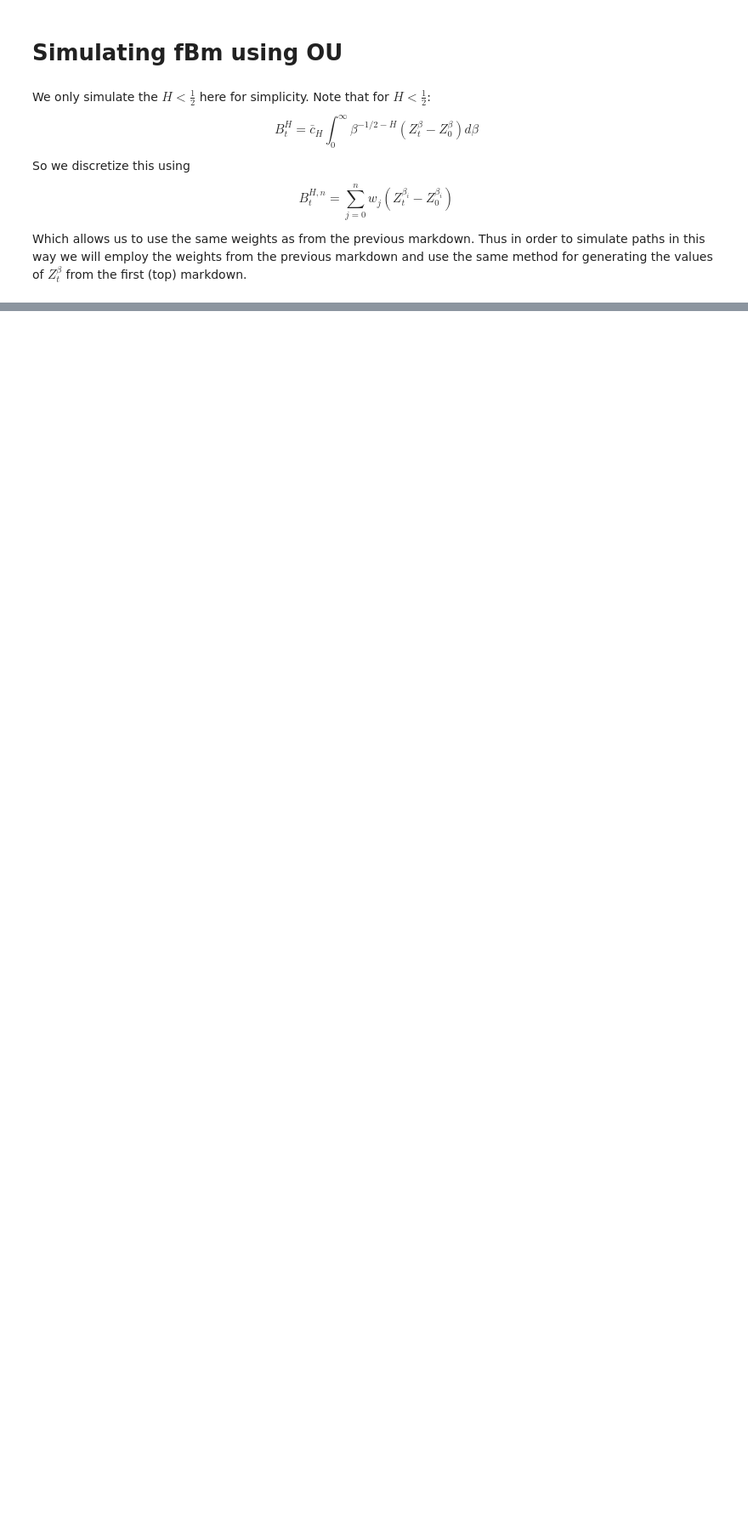
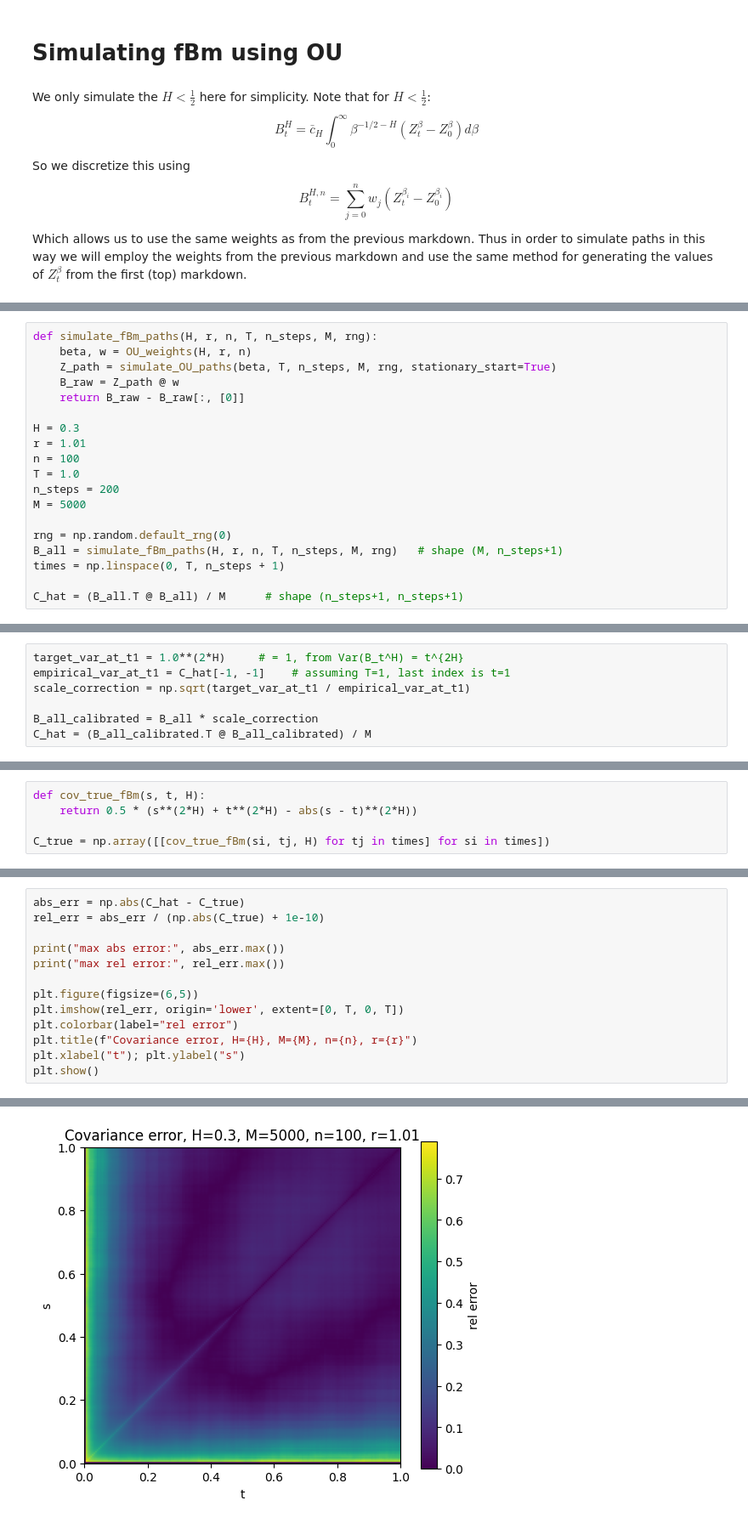
Before and after one commit to tom-rex/fBm_Carnegie_Implementation, a Jupyter notebook: OU_simulation.ipynb, the cells around one changed output, grey strips where cells are left out. Shown at 85% size. Saved outputs shown, nothing was run; the diff lists cells and outputs as text; blank space fills up the shorter version.

```diff
--- a/OU_simulation.ipynb
+++ b/OU_simulation.ipynb
@@ -212,0 +251,19 @@ plt.show()
+# %%
+def simulate_fBm_paths(H, r, n, T, n_steps, M, rng):
+    beta, w = OU_weights(H, r, n)
+    Z_path = simulate_OU_paths(beta, T, n_steps, M, rng, stationary_start=True)
+    B_raw = Z_path @ w
+    return B_raw - B_raw[:, [0]]
+
+H = 0.3
+r = 1.01
+n = 100
+T = 1.0
+n_steps = 200
+M = 5000
+
+rng = np.random.default_rng(0)
+B_all = simulate_fBm_paths(H, r, n, T, n_steps, M, rng)   # shape (M, n_steps+1)
+times = np.linspace(0, T, n_steps + 1)
+
+C_hat = (B_all.T @ B_all) / M      # shape (n_steps+1, n_steps+1)
@@ -212,0 +272,7 @@ plt.show()
+# %%
+target_var_at_t1 = 1.0**(2*H)     # = 1, from Var(B_t^H) = t^{2H}
+empirical_var_at_t1 = C_hat[-1, -1]    # assuming T=1, last index is t=1
+scale_correction = np.sqrt(target_var_at_t1 / empirical_var_at_t1)
+
+B_all_calibrated = B_all * scale_correction
+C_hat = (B_all_calibrated.T @ B_all_calibrated) / M
@@ -212,0 +281,5 @@ plt.show()
+# %%
+def cov_true_fBm(s, t, H):
+    return 0.5 * (s**(2*H) + t**(2*H) - abs(s - t)**(2*H))
+
+C_true = np.array([[cov_true_fBm(si, tj, H) for tj in times] for si in times])
@@ -212,0 +288,14 @@ plt.show()
+# %%
+abs_err = np.abs(C_hat - C_true)
+rel_err = abs_err / (np.abs(C_true) + 1e-10)
+
+print("max abs error:", abs_err.max())
+print("max rel error:", rel_err.max())
+
+plt.figure(figsize=(6,5))
+plt.imshow(rel_err, origin='lower', extent=[0, T, 0, T])
+plt.colorbar(label="rel error")
+plt.title(f"Covariance error, H={H}, M={M}, n={n}, r={r}")
+plt.xlabel("t"); plt.ylabel("s")
+plt.show()
+# %% [output]
@@ -212,0 +304 @@ plt.show()
+[figure, added]
```
Also changed, not shown: parts of 17 cells of this notebook, 18 other files.
